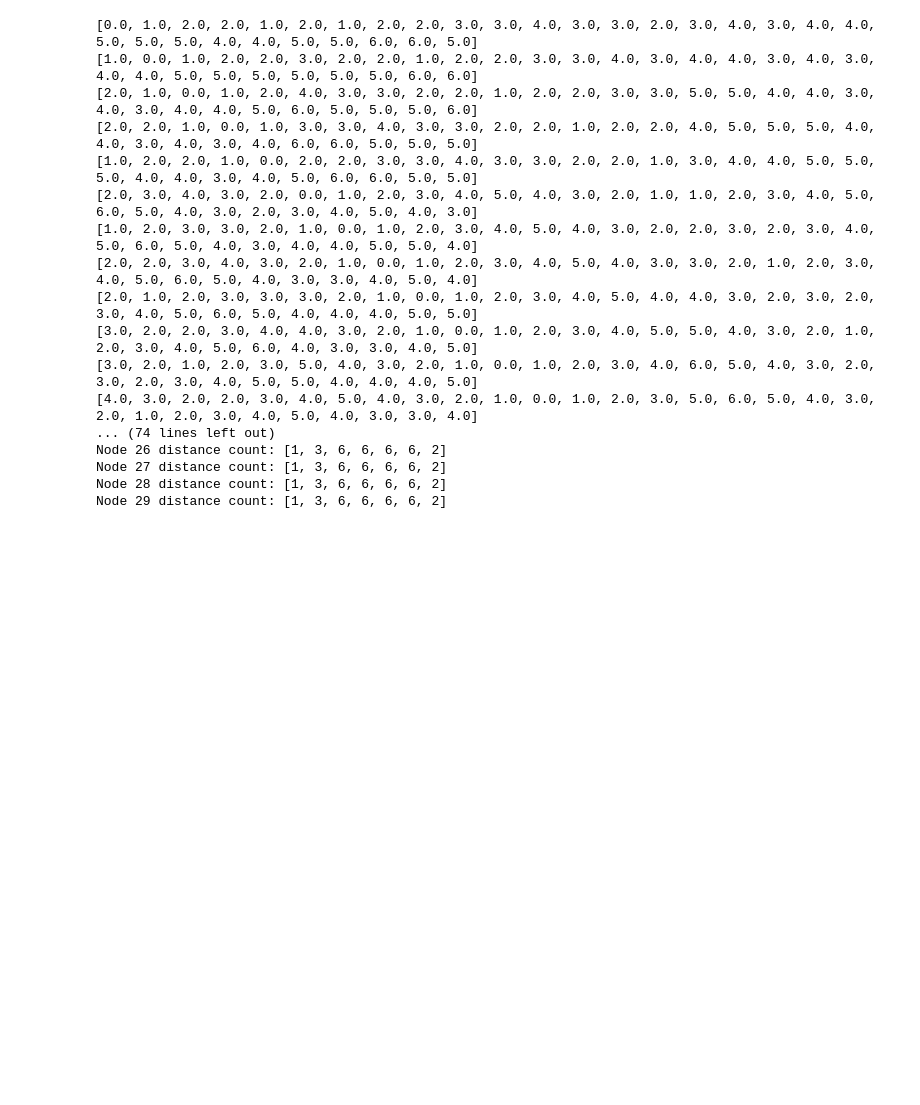
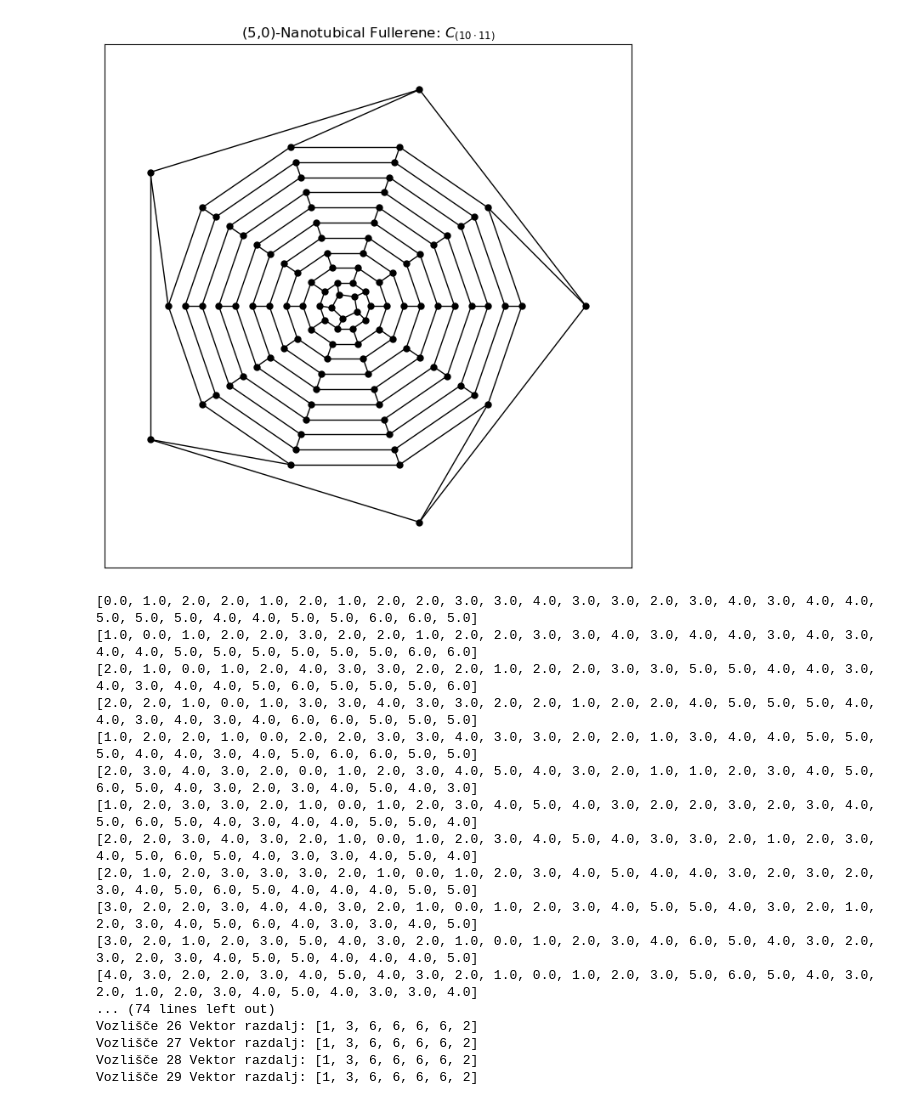
Before and after one commit to FlusAljaz/Distance-vector-of-non-tubical-nanotube-fullerenes-of-type-5-0-, a Jupyter notebook: projektna.ipynb, the cells around one changed output. Cells and saved outputs as stored; diff of their text form; code cells hidden in the pictures; blank space fills up the shorter version.

```diff
--- a/projektna.ipynb
+++ b/projektna.ipynb
@@ -275,6 +274,19 @@ def vozlišča_na_ista_razdalji(distance_vectors):
         counts_per_node[node] = counts
 
     return counts_per_node
+# %%
+# Ustvari (5,0)-Nanotubical Fullerene graf za k=100 z zigzag povezavami
+G = ntf(k=11, zigzag=True)
+
+# Vizualiziraj graf
+G.plot_graph(node_size=25, font_size=0, node_color="black", edge_color="black")
+
+# Pretvori graf v različne formate
+edge_list = G.convert_graph(format="edge_list")
+adjacency_list = G.convert_graph(format="adjacency_list")
+adjacency_matrix = G.convert_graph(format="adjacency_matrix")
+# %% [output]
+[figure, added]
 # %%
 primer_grafa = ntf(k=3, zigzag=True)
 dist_matrix = floyd_warshall(primer_grafa.G)
@@ -294,7 +306,7 @@ counts_per_node = vozlišča_na_ista_razdalji(distance_vectors)
 
 # Napiše vrednosti koliko je vozlišč na isti razdalji za vsako vozlišče
 for node, counts in counts_per_node.items():
-    print(f"Node {node} distance count: {counts}")
+    print(f"Vozlišče {node} Vektor razdalj: {counts}")
 # %% [output]
 [0.0, 1.0, 2.0, 2.0, 1.0, 2.0, 1.0, 2.0, 2.0, 3.0, 3.0, 4.0, 3.0, 3.0, 2.0, 3.0, 4.0, 3.0, 4.0, 4.0, 5.0, 5.0, 5.0, 4.0, 4.0, 5.0, 5.0, 6.0, 6.0, 5.0]
 [1.0, 0.0, 1.0, 2.0, 2.0, 3.0, 2.0, 2.0, 1.0, 2.0, 2.0, 3.0, 3.0, 4.0, 3.0, 4.0, 4.0, 3.0, 4.0, 3.0, 4.0, 4.0, 5.0, 5.0, 5.0, 5.0, 5.0, 5.0, 6.0, 6.0]
@@ -309,7 +321,7 @@ for node, counts in counts_per_node.items():
 [3.0, 2.0, 1.0, 2.0, 3.0, 5.0, 4.0, 3.0, 2.0, 1.0, 0.0, 1.0, 2.0, 3.0, 4.0, 6.0, 5.0, 4.0, 3.0, 2.0, 3.0, 2.0, 3.0, 4.0, 5.0, 5.0, 4.0, 4.0, 4.0, 5.0]
 [4.0, 3.0, 2.0, 2.0, 3.0, 4.0, 5.0, 4.0, 3.0, 2.0, 1.0, 0.0, 1.0, 2.0, 3.0, 5.0, 6.0, 5.0, 4.0, 3.0, 2.0, 1.0, 2.0, 3.0, 4.0, 5.0, 4.0, 3.0, 3.0, 4.0]
 ... (74 lines left out)
-Node 26 distance count: [1, 3, 6, 6, 6, 6, 2]
-Node 27 distance count: [1, 3, 6, 6, 6, 6, 2]
-Node 28 distance count: [1, 3, 6, 6, 6, 6, 2]
-Node 29 distance count: [1, 3, 6, 6, 6, 6, 2]
+Vozlišče 26 Vektor razdalj: [1, 3, 6, 6, 6, 6, 2]
+Vozlišče 27 Vektor razdalj: [1, 3, 6, 6, 6, 6, 2]
+Vozlišče 28 Vektor razdalj: [1, 3, 6, 6, 6, 6, 2]
+Vozlišče 29 Vektor razdalj: [1, 3, 6, 6, 6, 6, 2]
```
Also changed, not shown: parts of 1 cell of this notebook.
